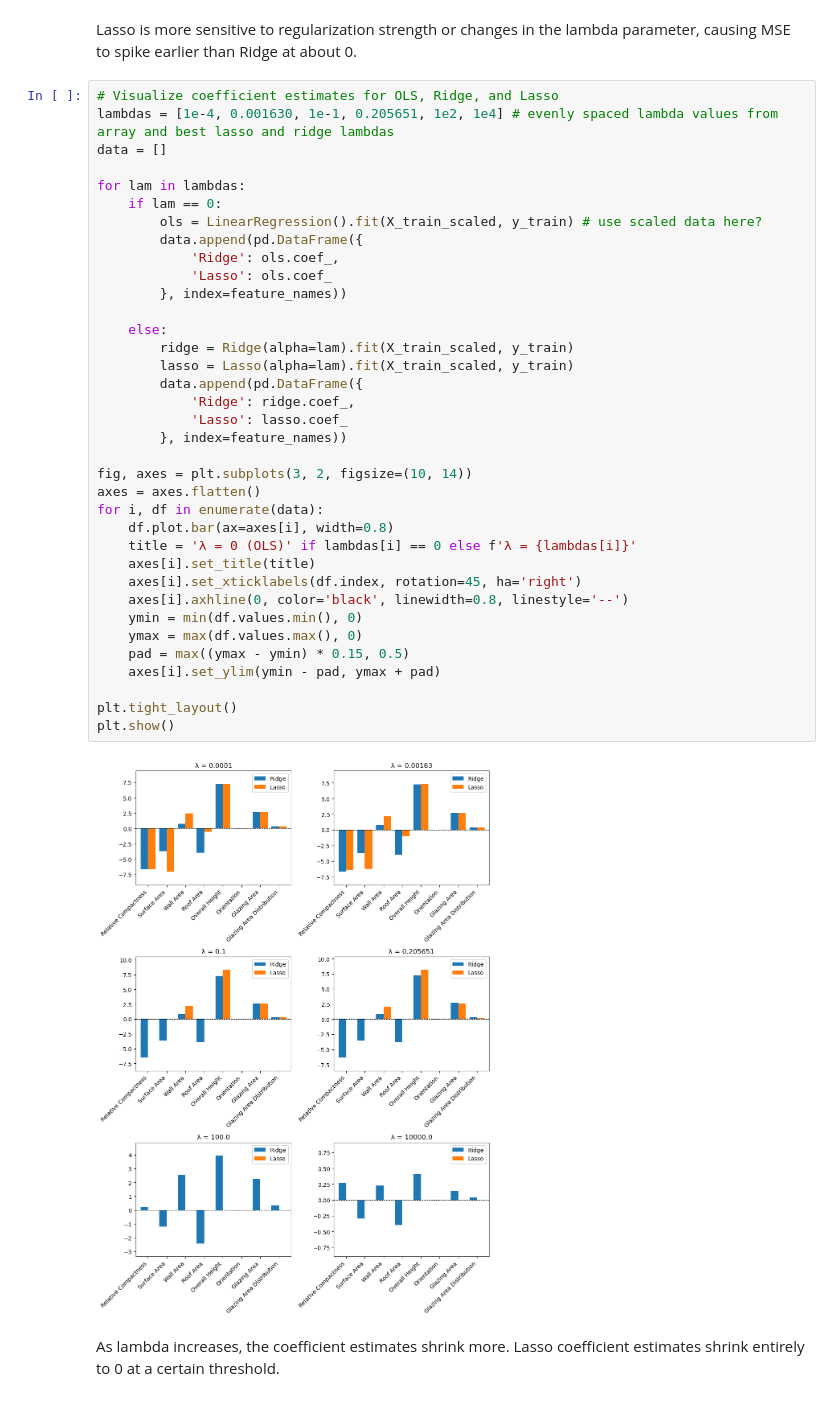
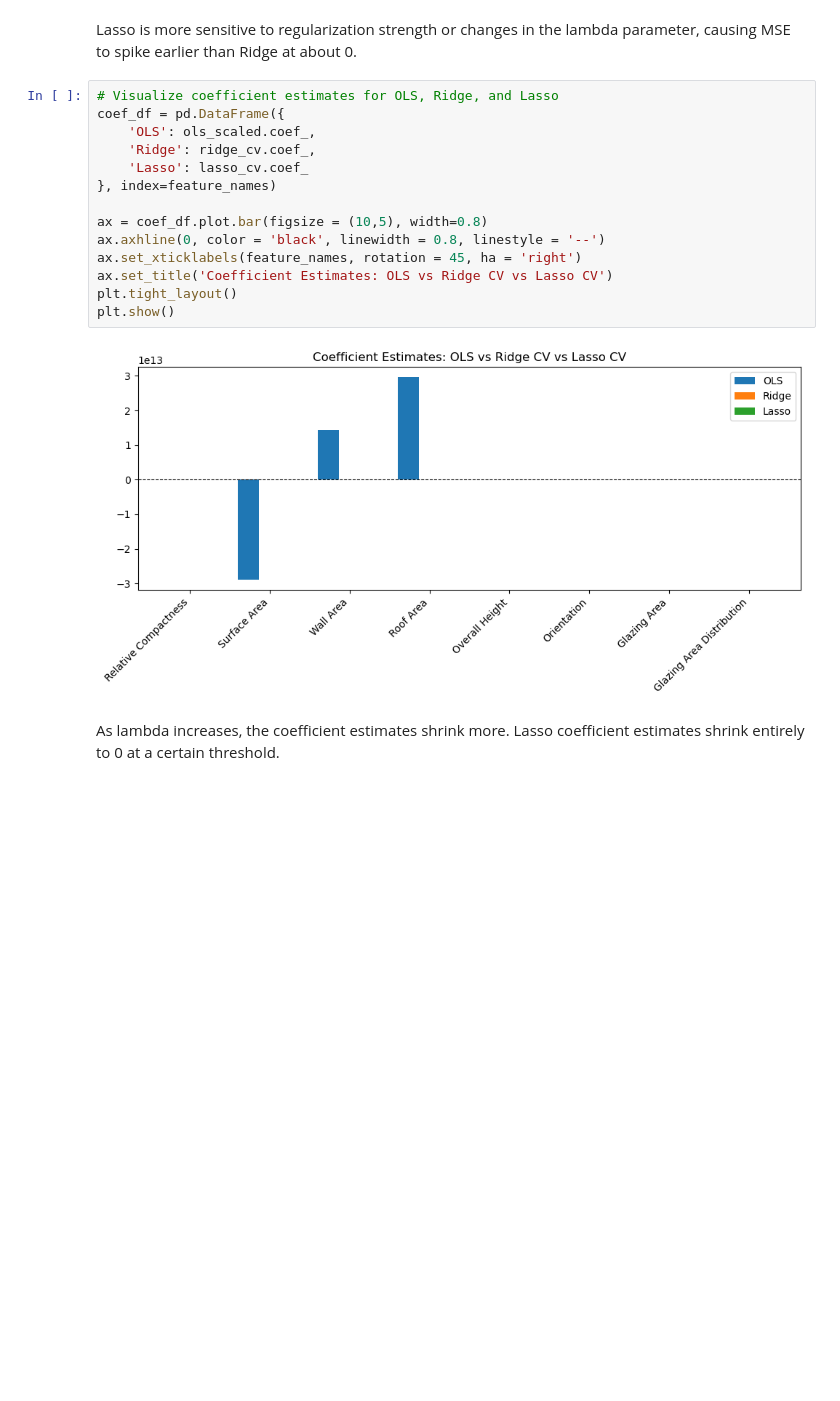
Before and after one commit to avarobillard/assignment-3, a Jupyter notebook: task1/hw3-task1.ipynb, the cells around one changed output. Saved outputs shown, nothing was run; the diff lists cells and outputs as text; blank space fills up the shorter version.

```diff
--- a/task1/hw3-task1.ipynb
+++ b/task1/hw3-task1.ipynb
@@ -395,42 +429,20 @@ plt.show()
 Lasso is more sensitive to regularization strength or changes in the lambda parameter, causing MSE to spike earlier than Ridge at about 0.
 # %%
 # Visualize coefficient estimates for OLS, Ridge, and Lasso
-lambdas = [1e-4, 0.001630, 1e-1, 0.205651, 1e2, 1e4] # evenly spaced lambda values from array and best lasso and ridge lambdas
-data = []
+coef_df = pd.DataFrame({
+    'OLS': ols_scaled.coef_,
+    'Ridge': ridge_cv.coef_,
+    'Lasso': lasso_cv.coef_
+}, index=feature_names)
 
-for lam in lambdas:
-    if lam == 0:
-        ols = LinearRegression().fit(X_train_scaled, y_train) # use scaled data here?
-        data.append(pd.DataFrame({
-            'Ridge': ols.coef_,
-            'Lasso': ols.coef_
-        }, index=feature_names))
-
-    else:
-        ridge = Ridge(alpha=lam).fit(X_train_scaled, y_train)
-        lasso = Lasso(alpha=lam).fit(X_train_scaled, y_train)
-        data.append(pd.DataFrame({
-            'Ridge': ridge.coef_,
-            'Lasso': lasso.coef_
-        }, index=feature_names))
-
-fig, axes = plt.subplots(3, 2, figsize=(10, 14))
-axes = axes.flatten()
-for i, df in enumerate(data):
-    df.plot.bar(ax=axes[i], width=0.8)
-    title = 'λ = 0 (OLS)' if lambdas[i] == 0 else f'λ = {lambdas[i]}'
-    axes[i].set_title(title)
-    axes[i].set_xticklabels(df.index, rotation=45, ha='right')
-    axes[i].axhline(0, color='black', linewidth=0.8, linestyle='--')
-    ymin = min(df.values.min(), 0)
-    ymax = max(df.values.max(), 0)
-    pad = max((ymax - ymin) * 0.15, 0.5)
-    axes[i].set_ylim(ymin - pad, ymax + pad)
-
+ax = coef_df.plot.bar(figsize = (10,5), width=0.8)
+ax.axhline(0, color = 'black', linewidth = 0.8, linestyle = '--')
+ax.set_xticklabels(feature_names, rotation = 45, ha = 'right')
+ax.set_title('Coefficient Estimates: OLS vs Ridge CV vs Lasso CV')
 plt.tight_layout()
 plt.show()
 # %% [output]
-[figure, old version]
+[figure, new version]
 # %% [markdown]
 As lambda increases, the coefficient estimates shrink more. Lasso coefficient estimates shrink entirely to 0 at a certain threshold.
 # %% [markdown]
```
Also changed, not shown: parts of 18 cells of this notebook.
